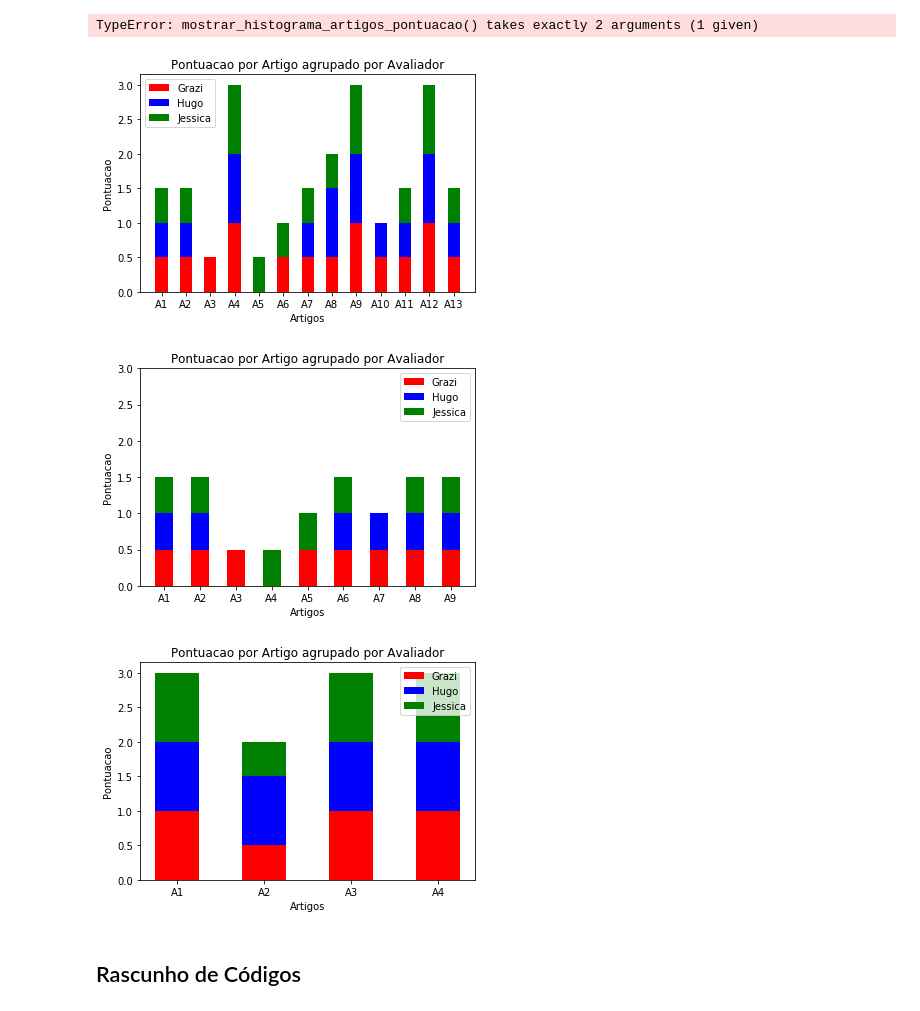
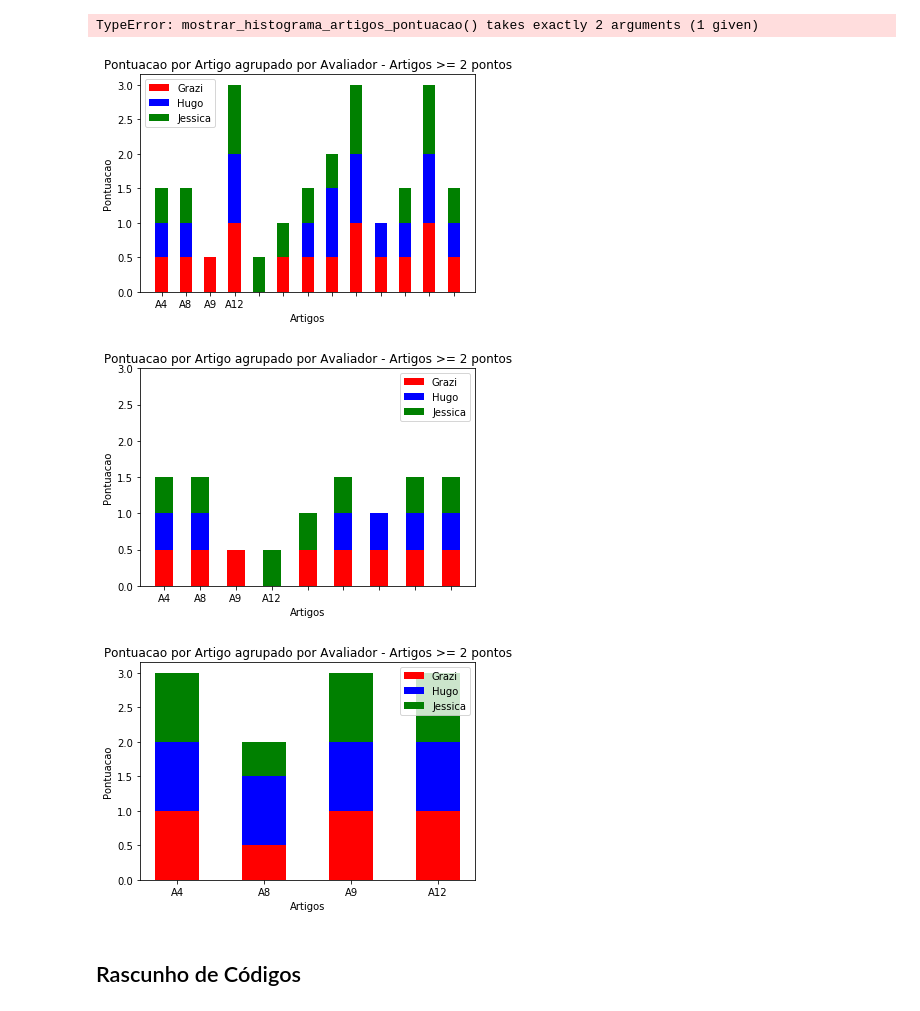
Before and after one commit to esponja92/codigoslr, a Jupyter notebook: SLR_Script.ipynb, the cells around one changed output. Cells and saved outputs as stored; diff of their text form; code cells hidden in the pictures.

Commit message:
Gráficos gerados e legendas alternadas colocada. Falta Histograma

```diff
--- a/SLR_Script.ipynb
+++ b/SLR_Script.ipynb
@@ -30,8 +30,8 @@ import scipy.stats as stats
 # %%
 '''Importar os CSVs'''
 
-#df1 = pd.DataFrame(pd.read_csv("todos.csv"))
+df1 = pd.DataFrame(pd.read_csv("todos.csv"))
 df2 = pd.DataFrame(pd.read_csv("menosdedois.csv"))
 df3 = pd.DataFrame(pd.read_csv("maisdedois.csv"))
-df3
+df1
 # %% [output]
@@ -125,38 +141,44 @@ def mostrar_grafico_pontuacao_parcial_por_artigo(df):
     notaGrazi = pd.DataFrame(np.array(df.iloc[1:,4]))
     notaHugo = pd.DataFrame(np.array(df.iloc[1:,5]))
     notaJessica = pd.DataFrame(np.array(df.iloc[1:,6]))
 
     dfPoint = pd.concat([notaGrazi,notaHugo,notaJessica],axis=1)
     dfPoint.columns = ['notaGrazi','notaHugo','notaJessica']
     dfPoint = dfPoint.apply(pd.to_numeric)
 
     g = dfPoint['notaGrazi']
     j = dfPoint['notaJessica']
     h = dfPoint['notaHugo']
 
     N = len(dfPoint)
     ind = np.arange(N)    # the x locations for the groups
     width = 0.5       # the width of the bars: can also be len(x) sequence
 
     p1 = plt.bar(ind, g, width, color='red')
     p2 = plt.bar(ind, h, width, bottom=g, color='blue')
     p3 = plt.bar(ind, j, width, bottom=h+g, color='green')
 
     plt.ylabel('Pontuacao')
     plt.xlabel('Artigos')
-    plt.title('Pontuacao por Artigo agrupado por Avaliador')
-    plt.xticks(ind,('A1','A2','A3','A4','A5','A6','A7','A8','A9','A10','A11','A12', 'A13'))
+#     plt.title('Pontuacao por Artigo agrupado por Avaliador - Todos os Artigos Selecionados')
+#     plt.xticks(ind,('A1','A2','A3','A4','A5','A6','A7','A8','A9','A10','A11','A12', 'A13'))
+    '''Menos de 2 Pontos'''
+#     plt.title('Pontuacao por Artigo agrupado por Avaliador - Artigos < 2 pontos')
+#     plt.xticks(ind,('A1','A2','A3','A5','A6','A7','A10','A11', 'A13'))
+    '''Maior ou Igual a 2 Pontos'''
+    plt.title('Pontuacao por Artigo agrupado por Avaliador - Artigos >= 2 pontos')
+    plt.xticks(ind,('A4','A8','A9','A12'))
     plt.yticks(np.arange(0, 3.5, 0.5))
     plt.legend((p1[0], p2[0],p3[0]), ('Grazi','Hugo','Jessica'))
     plt.show()
 
 mostrar_grafico_pontuacao_parcial_por_artigo(df1)
 mostrar_grafico_pontuacao_parcial_por_artigo(df2)
 mostrar_grafico_pontuacao_parcial_por_artigo(df3)
 # %% [output]
-[figure, old version]
+[figure, new version]
-[figure, old version]
+[figure, new version]
-[figure, old version]
+[figure, new version]
 # %% [markdown]
 <h2>Rascunho de Códigos</h2>
 # %%
```
Also changed, not shown: parts of 3 cells of this notebook, 1 other file.
